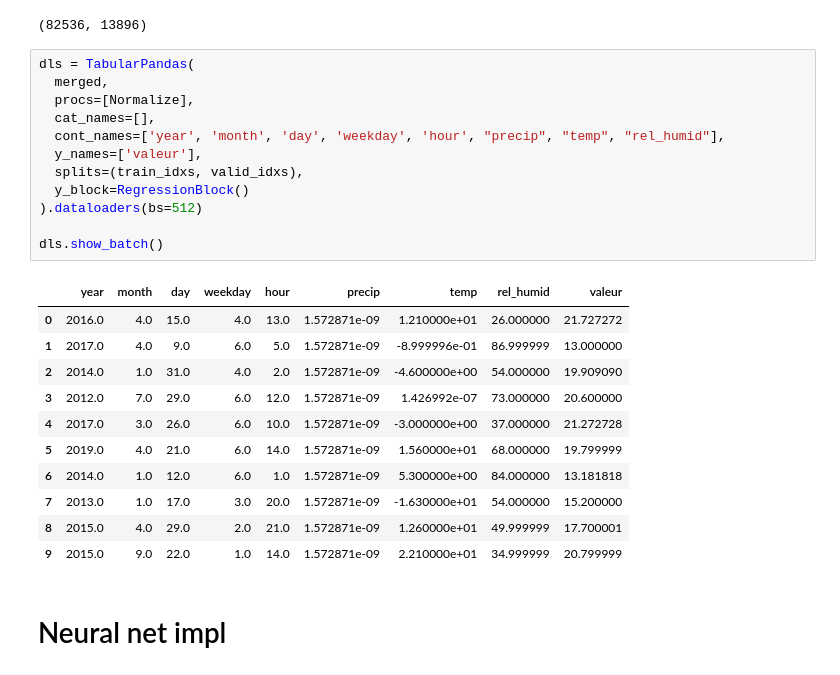
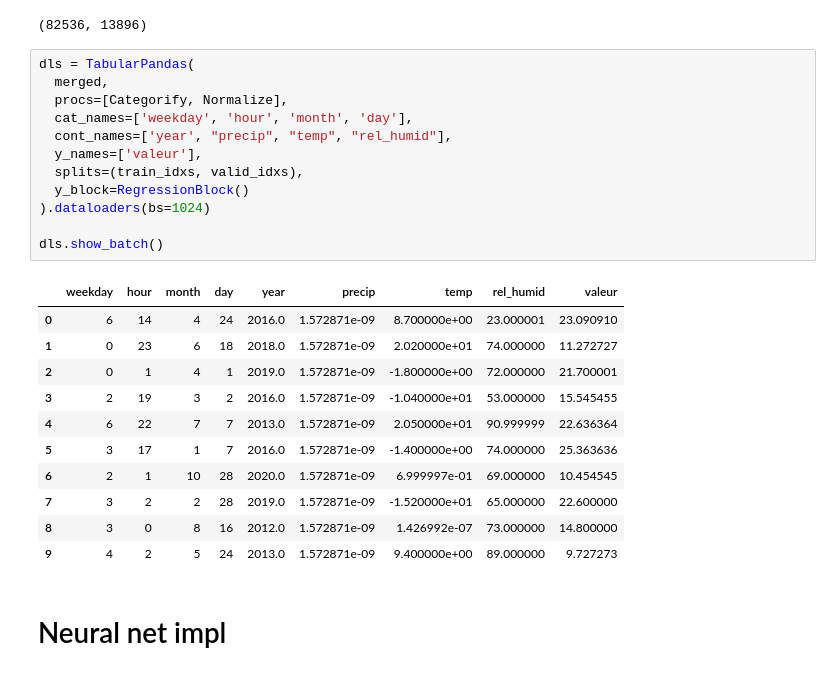
Before and after one commit to Magellol/montreal-aqi-predictions, a Jupyter notebook: index.ipynb, the cells around one changed output. Saved outputs shown, nothing was run; the diff lists cells and outputs as text.

```diff
--- a/index.ipynb
+++ b/index.ipynb
@@ -293,27 +293,27 @@ len(merged.loc[train_idxs]), len(valid_idxs)
 # %%
 dls = TabularPandas(
   merged,
-  procs=[Normalize],
-  cat_names=[],
-  cont_names=['year', 'month', 'day', 'weekday', 'hour', "precip", "temp", "rel_humid"],
+  procs=[Categorify, Normalize],
+  cat_names=['weekday', 'hour', 'month', 'day'],
+  cont_names=['year', "precip", "temp", "rel_humid"],
   y_names=['valeur'],
   splits=(train_idxs, valid_idxs),
   y_block=RegressionBlock()
-).dataloaders(bs=512)
+).dataloaders(bs=1024)
 
 dls.show_batch()
 # %% [output]
-|  | year | month | day | weekday | hour | precip | temp | rel_humid | valeur |
-| 0 | 2016.0 | 4.0 | 15.0 | 4.0 | 13.0 | 1.572871e-09 | 1.210000e+01 | 26.000000 | 21.727272 |
-| 1 | 2017.0 | 4.0 | 9.0 | 6.0 | 5.0 | 1.572871e-09 | -8.999996e-01 | 86.999999 | 13.000000 |
-| 2 | 2014.0 | 1.0 | 31.0 | 4.0 | 2.0 | 1.572871e-09 | -4.600000e+00 | 54.000000 | 19.909090 |
-| 3 | 2012.0 | 7.0 | 29.0 | 6.0 | 12.0 | 1.572871e-09 | 1.426992e-07 | 73.000000 | 20.600000 |
-| 4 | 2017.0 | 3.0 | 26.0 | 6.0 | 10.0 | 1.572871e-09 | -3.000000e+00 | 37.000000 | 21.272728 |
-| 5 | 2019.0 | 4.0 | 21.0 | 6.0 | 14.0 | 1.572871e-09 | 1.560000e+01 | 68.000000 | 19.799999 |
-| 6 | 2014.0 | 1.0 | 12.0 | 6.0 | 1.0 | 1.572871e-09 | 5.300000e+00 | 84.000000 | 13.181818 |
-| 7 | 2013.0 | 1.0 | 17.0 | 3.0 | 20.0 | 1.572871e-09 | -1.630000e+01 | 54.000000 | 15.200000 |
-| 8 | 2015.0 | 4.0 | 29.0 | 2.0 | 21.0 | 1.572871e-09 | 1.260000e+01 | 49.999999 | 17.700001 |
-| 9 | 2015.0 | 9.0 | 22.0 | 1.0 | 14.0 | 1.572871e-09 | 2.210000e+01 | 34.999999 | 20.799999 |
+|  | weekday | hour | month | day | year | precip | temp | rel_humid | valeur |
+| 0 | 6 | 14 | 4 | 24 | 2016.0 | 1.572871e-09 | 8.700000e+00 | 23.000001 | 23.090910 |
+| 1 | 0 | 23 | 6 | 18 | 2018.0 | 1.572871e-09 | 2.020000e+01 | 74.000000 | 11.272727 |
+| 2 | 0 | 1 | 4 | 1 | 2019.0 | 1.572871e-09 | -1.800000e+00 | 72.000000 | 21.700001 |
+| 3 | 2 | 19 | 3 | 2 | 2016.0 | 1.572871e-09 | -1.040000e+01 | 53.000000 | 15.545455 |
+| 4 | 6 | 22 | 7 | 7 | 2013.0 | 1.572871e-09 | 2.050000e+01 | 90.999999 | 22.636364 |
+| 5 | 3 | 17 | 1 | 7 | 2016.0 | 1.572871e-09 | -1.400000e+00 | 74.000000 | 25.363636 |
+| 6 | 2 | 1 | 10 | 28 | 2020.0 | 1.572871e-09 | 6.999997e-01 | 69.000000 | 10.454545 |
+| 7 | 3 | 2 | 2 | 28 | 2019.0 | 1.572871e-09 | -1.520000e+01 | 65.000000 | 22.600000 |
+| 8 | 3 | 0 | 8 | 16 | 2012.0 | 1.572871e-09 | 1.426992e-07 | 73.000000 | 14.800000 |
+| 9 | 4 | 2 | 5 | 24 | 2013.0 | 1.572871e-09 | 9.400000e+00 | 89.000000 | 9.727273 |
 # %% [markdown]
 # Neural net impl
 # %%
```
Also changed, not shown: parts of 4 cells of this notebook.
